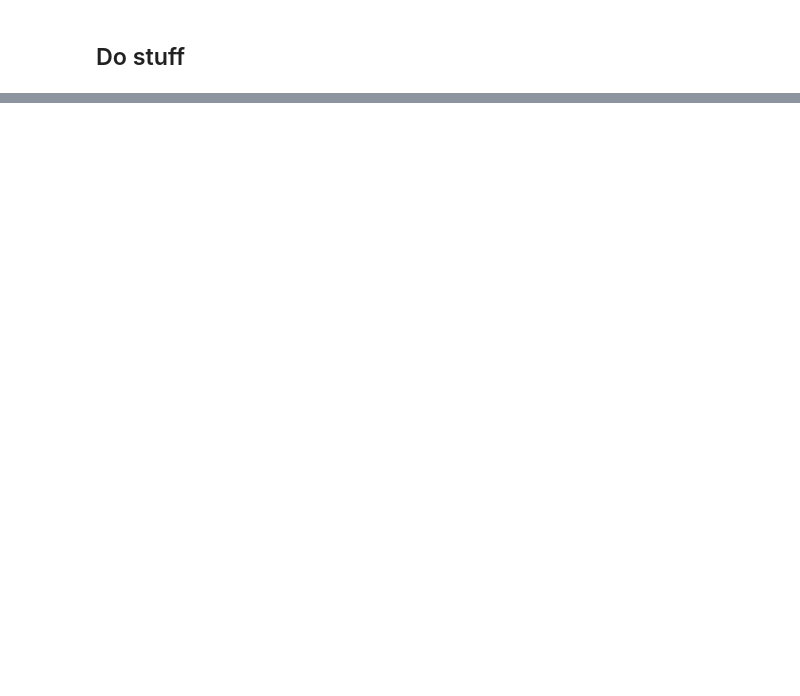
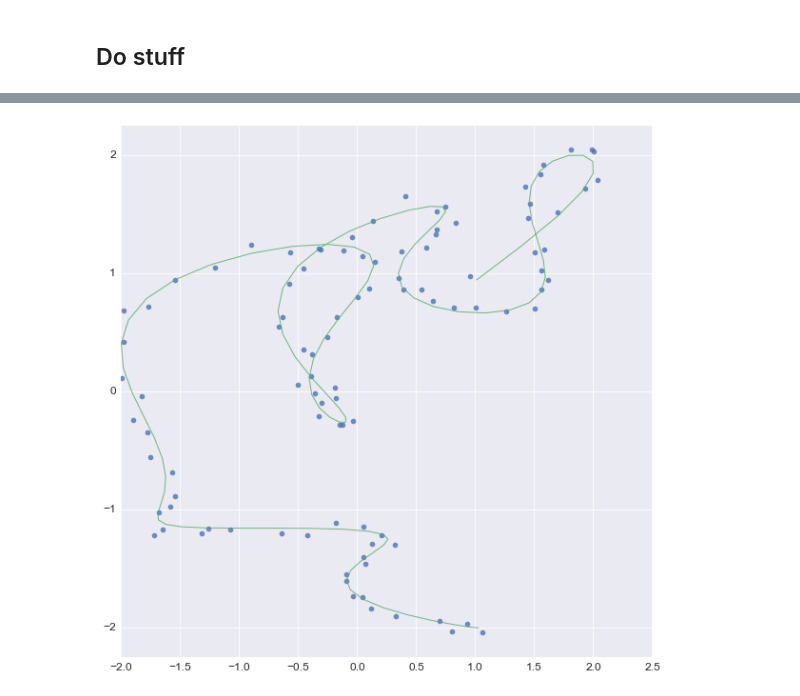
Before and after one commit to jsseely/cyclingRNN, a Jupyter notebook: Tests.ipynb, the cells around one changed output, grey strips where cells are left out. Drawn from its saved outputs; the diff is of its cells as text; code cells hidden in the pictures; blank space fills up the shorter version.

```diff
--- a/Tests.ipynb
+++ b/Tests.ipynb
@@ -102,0 +120,37 @@ ParameterGrid(param_grid)[19]
+# %%
+def rand_signal(time_, cycle_, components_):
+    """
+    Create a size (T,) signal with lognormal distribution of component frequencies.
+    """
+    freq = 2*np.pi/cycle_*np.random.lognormal(mean=0, size=components_)
+    phi = np.random.rand(components_)*cycle_
+    z = np.sin(np.outer(time_, freq) + phi)
+    z = z.sum(axis=1) # add up the sinusoids
+    z = (z - z.min()) / (z.max() - z.min()) # normalize
+    z = 2*z - 1 # set range to [-1,1]
+    return z
+# %%
+n = 2
+t = 100
+time = np.linspace(0., 1., t)
+
+tmid = time[t/2]
+
+points = np.zeros((t, n))
+points_true = np.zeros((t, n))
+for nn in range(n):
+    points_true[:, nn] = 2*rand_signal(time, 1, 10)
+points = points_true + 0.05*np.random.randn(t, n)
+# %%
+fig = plt.figure(figsize=(10,10))
+if n>2:
+    ax = fig.gca(projection='3d')
+    plt.plot(points[:,0] ,points[:,1], points[:,2], 'o', linewidth=0.5, alpha=0.8)
+    plt.plot(points_true[:,0] ,points_true[:,1], points_true[:,2], '-', linewidth=1.5, alpha=0.8)
+else:
+    plt.plot(points[:,0] ,points[:,1], 'o', linewidth=0.5, alpha=0.8)
+    plt.plot(points_true[:,0] ,points_true[:,1], '-', linewidth=1, alpha=0.8)
+plt.axis('equal')
+plt.show()
+# %% [output]
+[figure, added]
```
Also changed, not shown: parts of 26 cells of this notebook, 7 other files.
